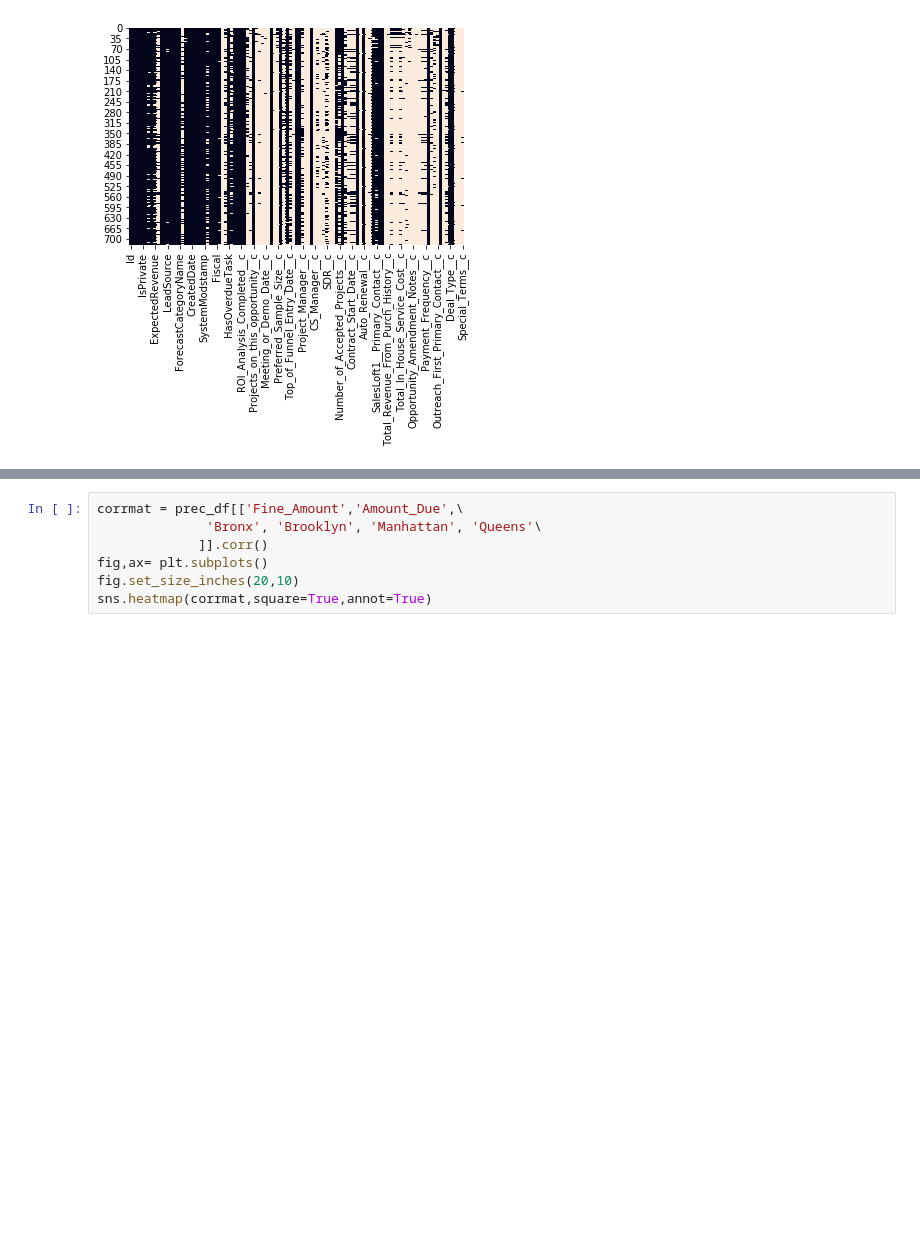
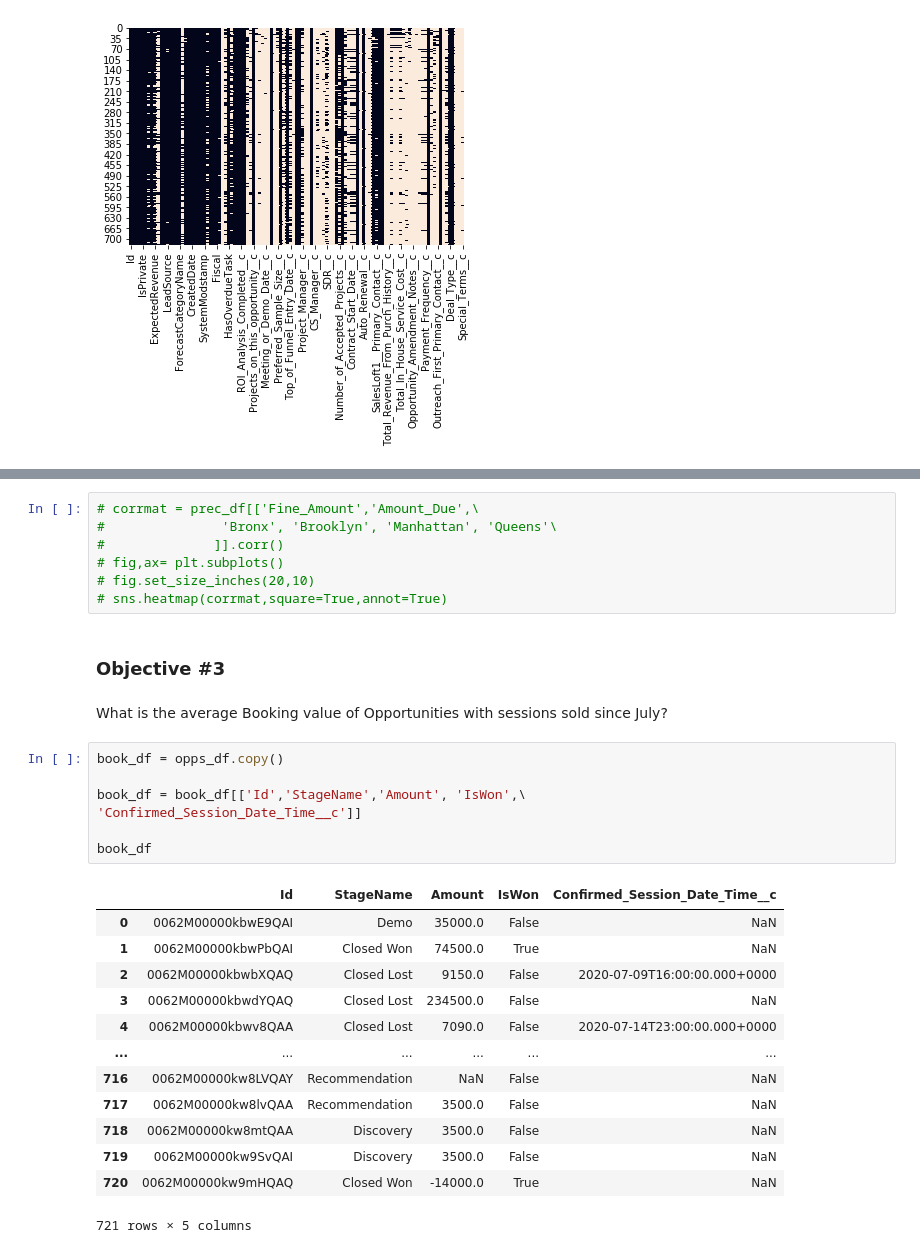
Before and after one commit to meaganlazer/Sales_Funnel, a Jupyter notebook: Binterview.ipynb, the cells around one changed output, grey strips where cells are left out. Saved outputs shown, nothing was run; the diff lists cells and outputs as text; blank space fills up the shorter version.

```diff
--- a/Binterview.ipynb
+++ b/Binterview.ipynb
@@ -294,7 +336,32 @@ sns.heatmap(opps_df.isnull(), cbar=False)
 # %%
-corrmat = prec_df[['Fine_Amount','Amount_Due',\
-              'Bronx', 'Brooklyn', 'Manhattan', 'Queens'\
-             ]].corr()
-fig,ax= plt.subplots()
-fig.set_size_inches(20,10)
-sns.heatmap(corrmat,square=True,annot=True)
+# corrmat = prec_df[['Fine_Amount','Amount_Due',\
+#               'Bronx', 'Brooklyn', 'Manhattan', 'Queens'\
+#              ]].corr()
+# fig,ax= plt.subplots()
+# fig.set_size_inches(20,10)
+# sns.heatmap(corrmat,square=True,annot=True)
+# %% [markdown]
+### Objective #3
+# %% [markdown]
+What is the average Booking value of Opportunities with sessions sold since July?
+# %%
+book_df = opps_df.copy()
+
+book_df = book_df[['Id','StageName','Amount', 'IsWon',\
+'Confirmed_Session_Date_Time__c']]
+
+book_df
+# %% [output]
+|  | Id | StageName | Amount | IsWon | Confirmed_Session_Date_Time__c |
+| 0 | 0062M00000kbwE9QAI | Demo | 35000.0 | False | NaN |
+| 1 | 0062M00000kbwPbQAI | Closed Won | 74500.0 | True | NaN |
+| 2 | 0062M00000kbwbXQAQ | Closed Lost | 9150.0 | False | 2020-07-09T16:00:00.000+0000 |
+| 3 | 0062M00000kbwdYQAQ | Closed Lost | 234500.0 | False | NaN |
+| 4 | 0062M00000kbwv8QAA | Closed Lost | 7090.0 | False | 2020-07-14T23:00:00.000+0000 |
+| ... | ... | ... | ... | ... | ... |
+| 716 | 0062M00000kw8LVQAY | Recommendation | NaN | False | NaN |
+| 717 | 0062M00000kw8lvQAA | Recommendation | 3500.0 | False | NaN |
+| 718 | 0062M00000kw8mtQAA | Discovery | 3500.0 | False | NaN |
+| 719 | 0062M00000kw9SvQAI | Discovery | 3500.0 | False | NaN |
+| 720 | 0062M00000kw9mHQAQ | Closed Won | -14000.0 | True | NaN |
+721 rows × 5 columns
```
Also changed, not shown: parts of 16 cells of this notebook.
